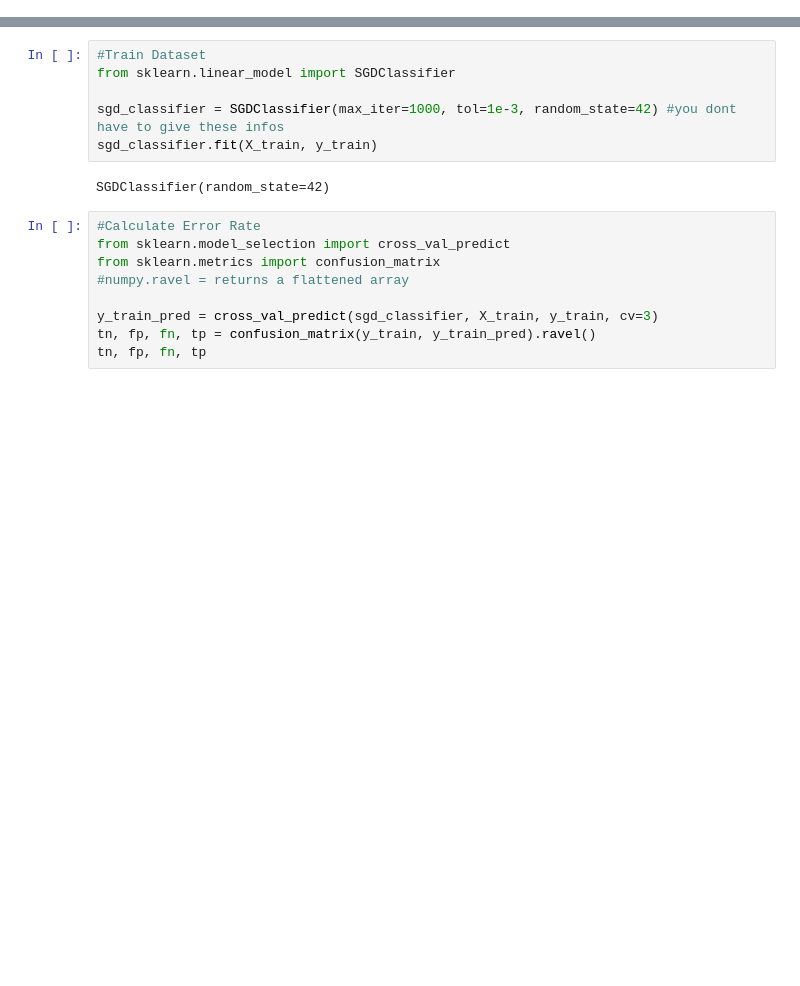
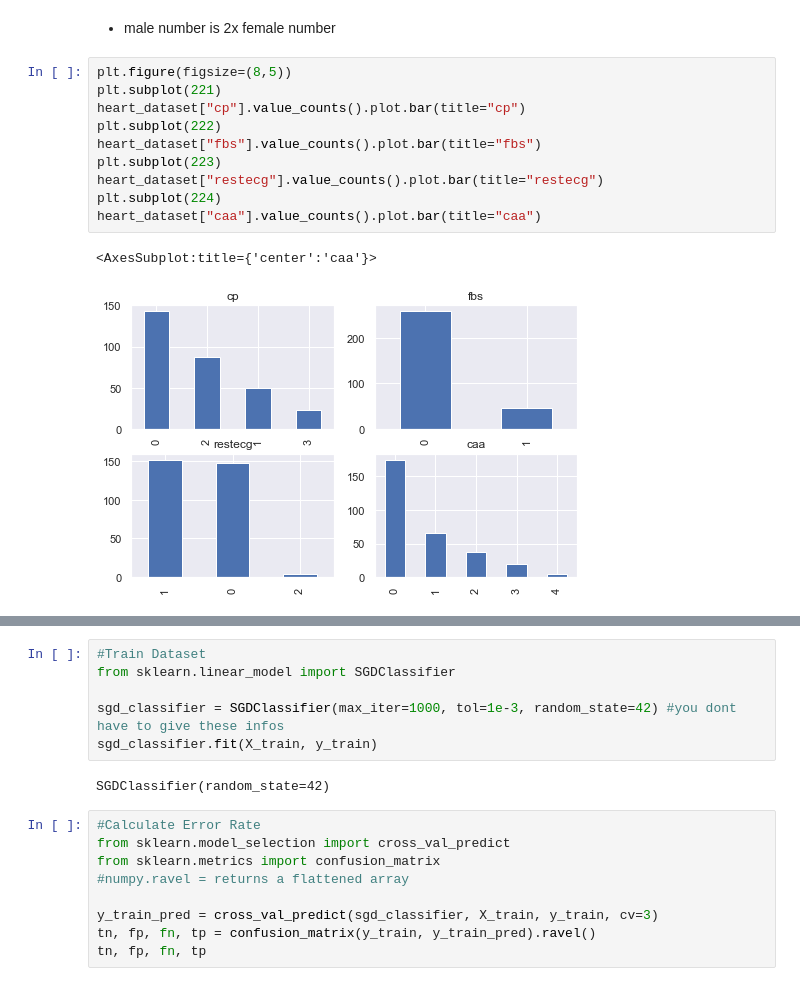
Before and after one commit to pelinniseri/ML, a Jupyter notebook: HearthAttackPrediction.ipynb, the cells around one changed output, grey strips where cells are left out. Saved outputs shown, nothing was run; the diff lists cells and outputs as text; blank space fills up the shorter version.

```diff
--- a/HearthAttackPrediction.ipynb
+++ b/HearthAttackPrediction.ipynb
@@ -30,0 +74,15 @@ msng.matrix(heart_dataset) #no missing data
+# %% [markdown]
+- male number is 2x female number
+# %%
+plt.figure(figsize=(8,5))
+plt.subplot(221)
+heart_dataset["cp"].value_counts().plot.bar(title="cp")
+plt.subplot(222)
+heart_dataset["fbs"].value_counts().plot.bar(title="fbs")
+plt.subplot(223)
+heart_dataset["restecg"].value_counts().plot.bar(title="restecg")
+plt.subplot(224)
+heart_dataset["caa"].value_counts().plot.bar(title="caa")
+# %% [output]
+<AxesSubplot:title={'center':'caa'}>
+[figure, added]
```
Also changed, not shown: parts of 78 cells of this notebook.
